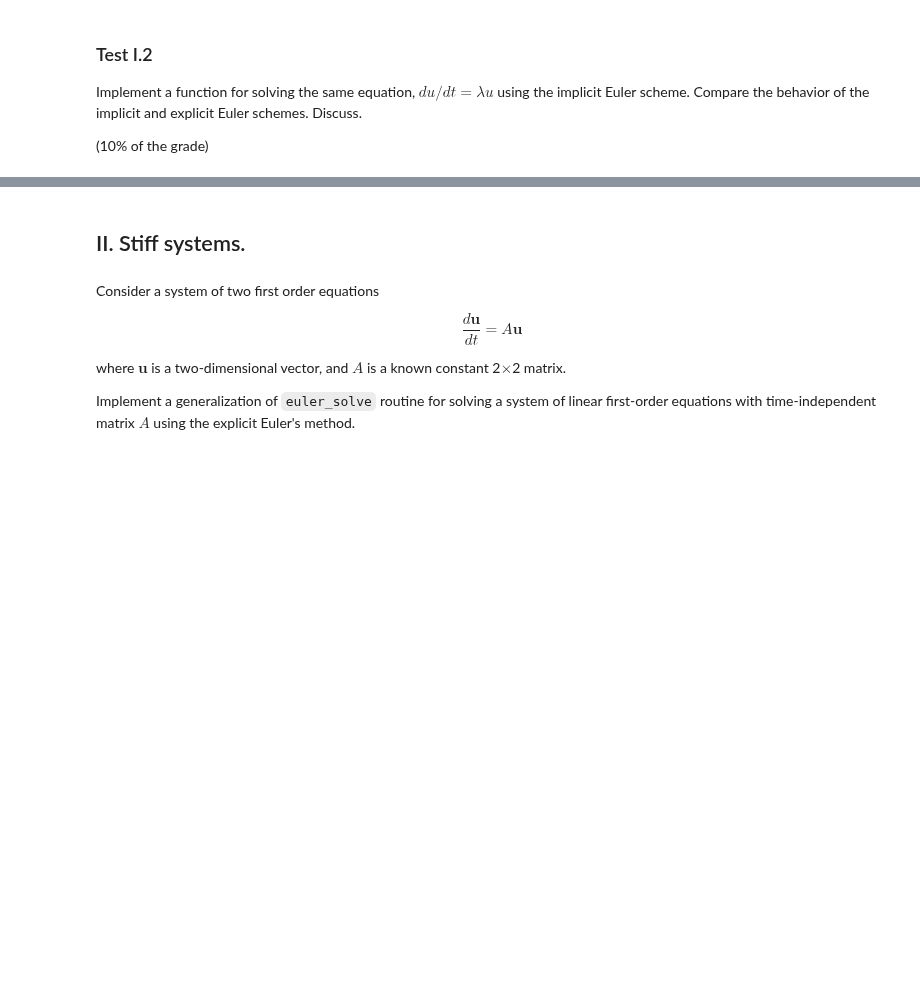
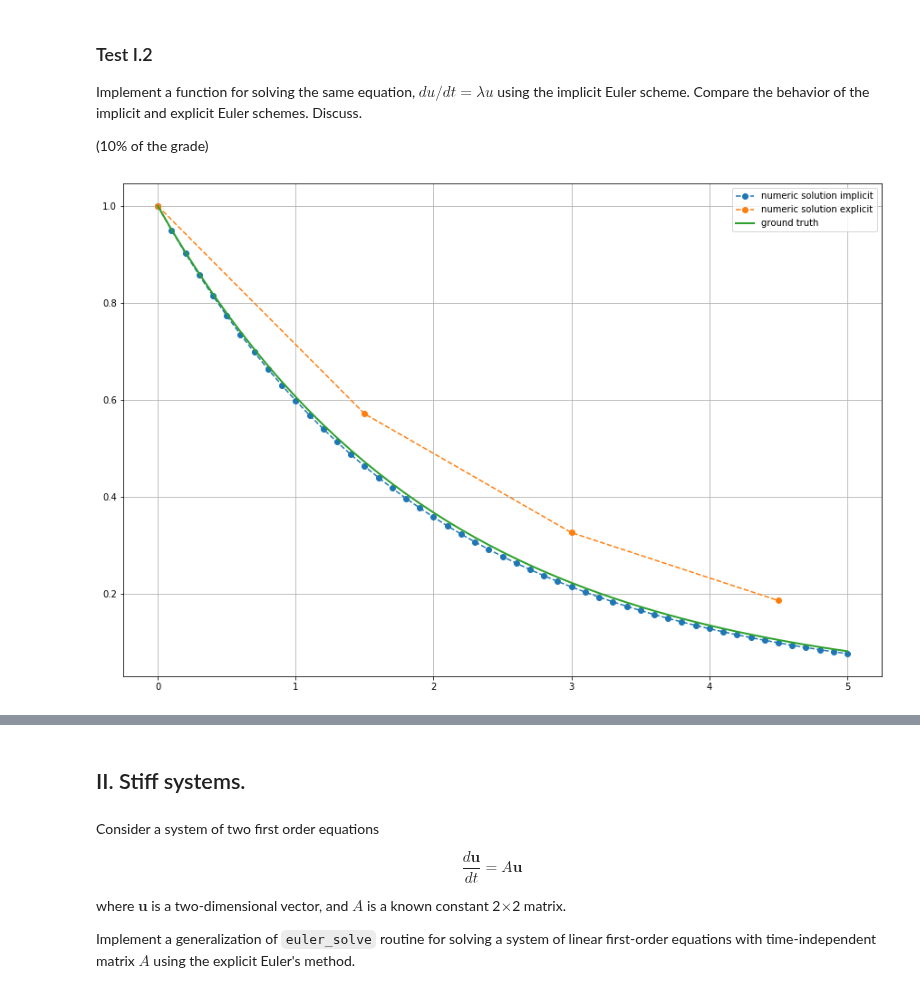
Before and after one commit to ev-br/CP2020, a Jupyter notebook: week_7_IVP_ODE.ipynb, the cells around one changed output, grey strips where cells are left out. Cells and saved outputs as stored; diff of their text form; code cells hidden in the pictures; blank space fills up the shorter version.

```diff
--- a/week_7_IVP_ODE.ipynb
+++ b/week_7_IVP_ODE.ipynb
@@ -54,0 +65,20 @@ Implement a function for solving the same equation, $du/dt = \lambda u$ using th
+# %%
+def euler_solve_new(lam, u0, T, dt):
+    num_steps = int(T/dt)
+    tt = np.arange(num_steps+1)*dt
+    y = np.empty(num_steps+1)
+    y[0] = u0
+    for k in range(num_steps):
+        y[k+1] = y[k]/(1-lam * dt)
+    return tt, y
+lam = -0.5
+tt_im, y_im = euler_solve_new(lam, u0=1.0, T=5, dt=1.5)
+tt_ex, y_ex = euler_solve(lam, u0=1.0, T=5, dt=1.5)
+plt.figure(figsize=(15,10))
+plt.plot(tt, y, 'o--', label='numeric solution implicit')
+plt.plot(tt_, y_, 'o--', label='numeric solution explicit')
+plt.plot(tt, np.exp(lam*tt), '-', lw=2, label='ground truth')
+plt.legend(loc='best')
+plt.grid(True)
+# %% [output]
+[figure, added]
```
Also changed, not shown: parts of 4 cells of this notebook.
